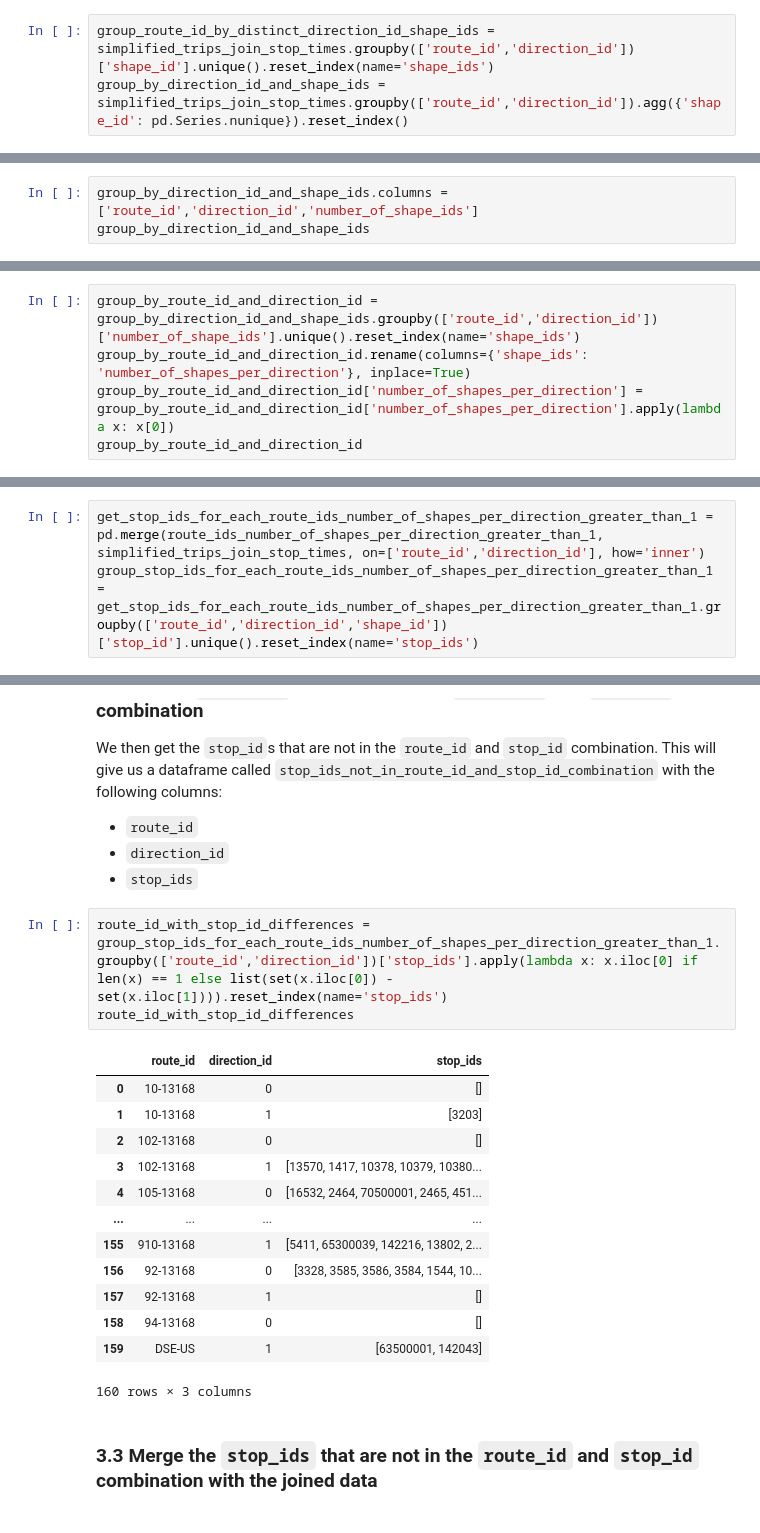
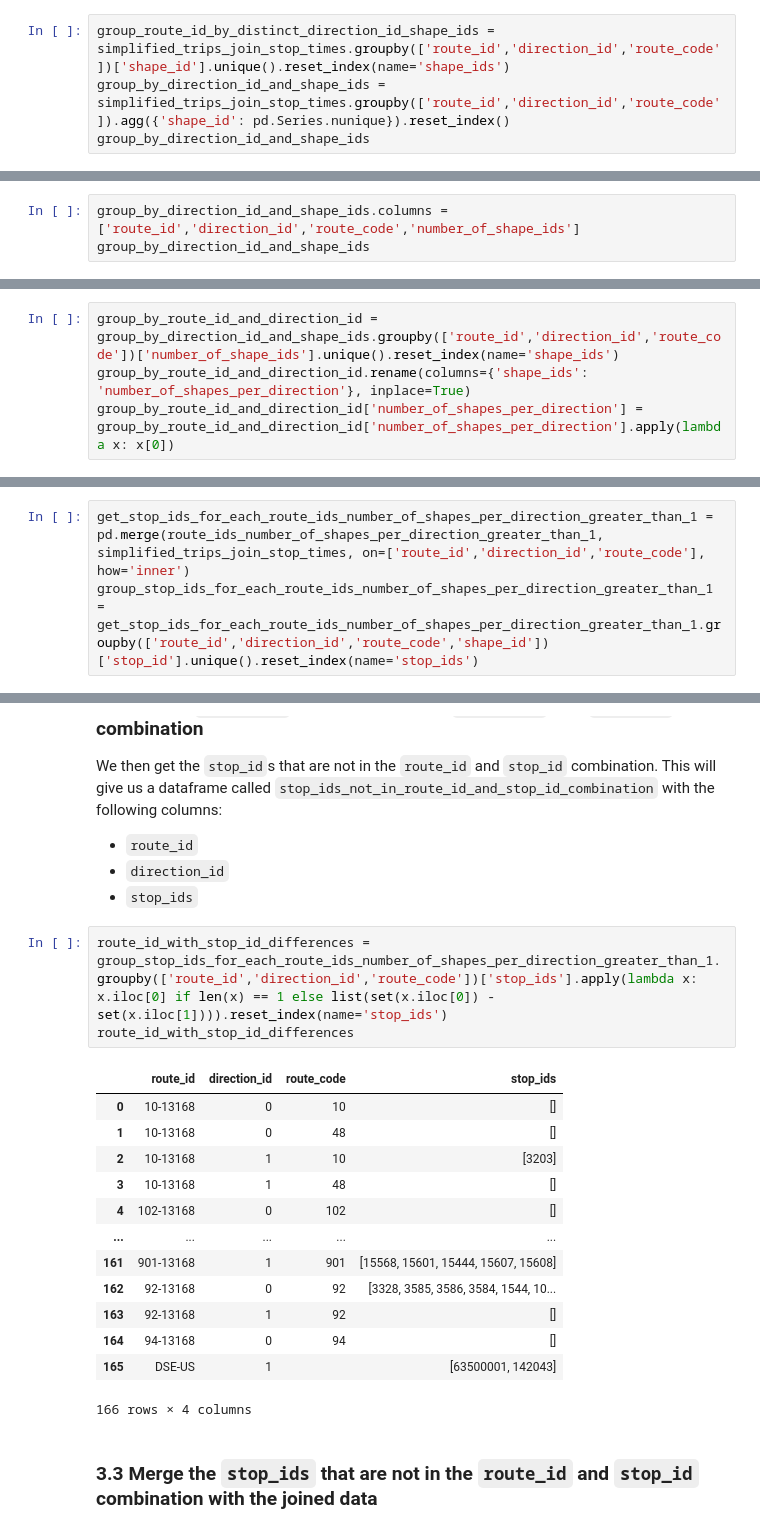
Before and after one commit to LACMTA/metro-api-v2-base, a Jupyter notebook: notebooks/route_analysis.ipynb, the cells around one changed output, grey strips where cells are left out. Saved outputs shown, nothing was run; the diff lists cells and outputs as text.

```diff
--- a/notebooks/route_analysis.ipynb
+++ b/notebooks/route_analysis.ipynb
@@ -102,6 +89,7 @@ simplified_trips_join_stop_times = order_by_shape_id_stop_sequence[['route_id','
 
 We then group the `stop_id`s by `route_id` and `direction_id` to unique list of `shape_id`s for each `route_id` and `direction_id` combination.
 # %%
-group_route_id_by_distinct_direction_id_shape_ids = simplified_trips_join_stop_times.groupby(['route_id','direction_id'])['shape_id'].unique().reset_index(name='shape_ids')
-group_by_direction_id_and_shape_ids = simplified_trips_join_stop_times.groupby(['route_id','direction_id']).agg({'shape_id': pd.Series.nunique}).reset_index()
+group_route_id_by_distinct_direction_id_shape_ids = simplified_trips_join_stop_times.groupby(['route_id','direction_id','route_code'])['shape_id'].unique().reset_index(name='shape_ids')
+group_by_direction_id_and_shape_ids = simplified_trips_join_stop_times.groupby(['route_id','direction_id','route_code']).agg({'shape_id': pd.Series.nunique}).reset_index()
+group_by_direction_id_and_shape_ids
 # %% [output]
@@ -126,6 +114,6 @@ As an intermediate step, we count up the number of shapes for each `route_id` an
 - `direction_id`
 - `number_of_shape_ids`
 # %%
-group_by_direction_id_and_shape_ids.columns = ['route_id','direction_id','number_of_shape_ids']
+group_by_direction_id_and_shape_ids.columns = ['route_id','direction_id','route_code','number_of_shape_ids']
 group_by_direction_id_and_shape_ids
 # %% [output]
@@ -149,7 +137,6 @@ We then count the number of `shape_id`s for each `route_id` and `stop_id` combin
 
 This will give us a column called `number_of_shape_ids` which is the number of shapes for each `route_id` and `stop_id` combination.
 # %%
-group_by_route_id_and_direction_id = group_by_direction_id_and_shape_ids.groupby(['route_id','direction_id'])['number_of_shape_ids'].unique().reset_index(name='shape_ids')
+group_by_route_id_and_direction_id = group_by_direction_id_and_shape_ids.groupby(['route_id','direction_id','route_code'])['number_of_shape_ids'].unique().reset_index(name='shape_ids')
 group_by_route_id_and_direction_id.rename(columns={'shape_ids': 'number_of_shapes_per_direction'}, inplace=True)
 group_by_route_id_and_direction_id['number_of_shapes_per_direction'] = group_by_route_id_and_direction_id['number_of_shapes_per_direction'].apply(lambda x: x[0])
-group_by_route_id_and_direction_id
@@ -195,5 +174,5 @@ route_ids_number_of_shapes_per_direction_greater_than_1
 
 We need to get a list of all the `stop_id`s for each `route_id` to get the differences between each `route_id` and `stop_id` combination.
 # %%
-get_stop_ids_for_each_route_ids_number_of_shapes_per_direction_greater_than_1 = pd.merge(route_ids_number_of_shapes_per_direction_greater_than_1, simplified_trips_join_stop_times, on=['route_id','direction_id'], how='inner')
-group_stop_ids_for_each_route_ids_number_of_shapes_per_direction_greater_than_1 = get_stop_ids_for_each_route_ids_number_of_shapes_per_direction_greater_than_1.groupby(['route_id','direction_id','shape_id'])['stop_id'].unique().reset_index(name='stop_ids')
+get_stop_ids_for_each_route_ids_number_of_shapes_per_direction_greater_than_1 = pd.merge(route_ids_number_of_shapes_per_direction_greater_than_1, simplified_trips_join_stop_times, on=['route_id','direction_id','route_code'], how='inner')
+group_stop_ids_for_each_route_ids_number_of_shapes_per_direction_greater_than_1 = get_stop_ids_for_each_route_ids_number_of_shapes_per_direction_greater_than_1.groupby(['route_id','direction_id','route_code','shape_id'])['stop_id'].unique().reset_index(name='stop_ids')
@@ -219,21 +184,21 @@ We then get the `stop_id`s that are not in the `route_id` and `stop_id` combinat
 - `direction_id`
 - `stop_ids`
 # %%
-route_id_with_stop_id_differences = group_stop_ids_for_each_route_ids_number_of_shapes_per_direction_greater_than_1.groupby(['route_id','direction_id'])['stop_ids'].apply(lambda x: x.iloc[0] if len(x) == 1 else list(set(x.iloc[0]) - set(x.iloc[1]))).reset_index(name='stop_ids')
+route_id_with_stop_id_differences = group_stop_ids_for_each_route_ids_number_of_shapes_per_direction_greater_than_1.groupby(['route_id','direction_id','route_code'])['stop_ids'].apply(lambda x: x.iloc[0] if len(x) == 1 else list(set(x.iloc[0]) - set(x.iloc[1]))).reset_index(name='stop_ids')
 route_id_with_stop_id_differences
 # %% [output]
-|  | route_id | direction_id | stop_ids |
-| 0 | 10-13168 | 0 | [] |
-| 1 | 10-13168 | 1 | [3203] |
-| 2 | 102-13168 | 0 | [] |
-| 3 | 102-13168 | 1 | [13570, 1417, 10378, 10379, 10380... |
-| 4 | 105-13168 | 0 | [16532, 2464, 70500001, 2465, 451... |
-| ... | ... | ... | ... |
-| 155 | 910-13168 | 1 | [5411, 65300039, 142216, 13802, 2... |
-| 156 | 92-13168 | 0 | [3328, 3585, 3586, 3584, 1544, 10... |
-| 157 | 92-13168 | 1 | [] |
-| 158 | 94-13168 | 0 | [] |
-| 159 | DSE-US | 1 | [63500001, 142043] |
+|  | route_id | direction_id | route_code | stop_ids |
+| 0 | 10-13168 | 0 | 10 | [] |
+| 1 | 10-13168 | 0 | 48 | [] |
+| 2 | 10-13168 | 1 | 10 | [3203] |
+| 3 | 10-13168 | 1 | 48 | [] |
+| 4 | 102-13168 | 0 | 102 | [] |
+| ... | ... | ... | ... | ... |
+| 161 | 901-13168 | 1 | 901 | [15568, 15601, 15444, 15607, 15608] |
+| 162 | 92-13168 | 0 | 92 | [3328, 3585, 3586, 3584, 1544, 10... |
+| 163 | 92-13168 | 1 | 92 | [] |
+| 164 | 94-13168 | 0 | 94 | [] |
+| 165 | DSE-US | 1 |  | [63500001, 142043] |
-160 rows × 3 columns
+166 rows × 4 columns
 # %% [markdown]
 ### 3.3 Merge the `stop_ids` that are not in the `route_id` and `stop_id` combination with the joined data
```
Also changed, not shown: parts of 18 cells of this notebook, 3 other files.
